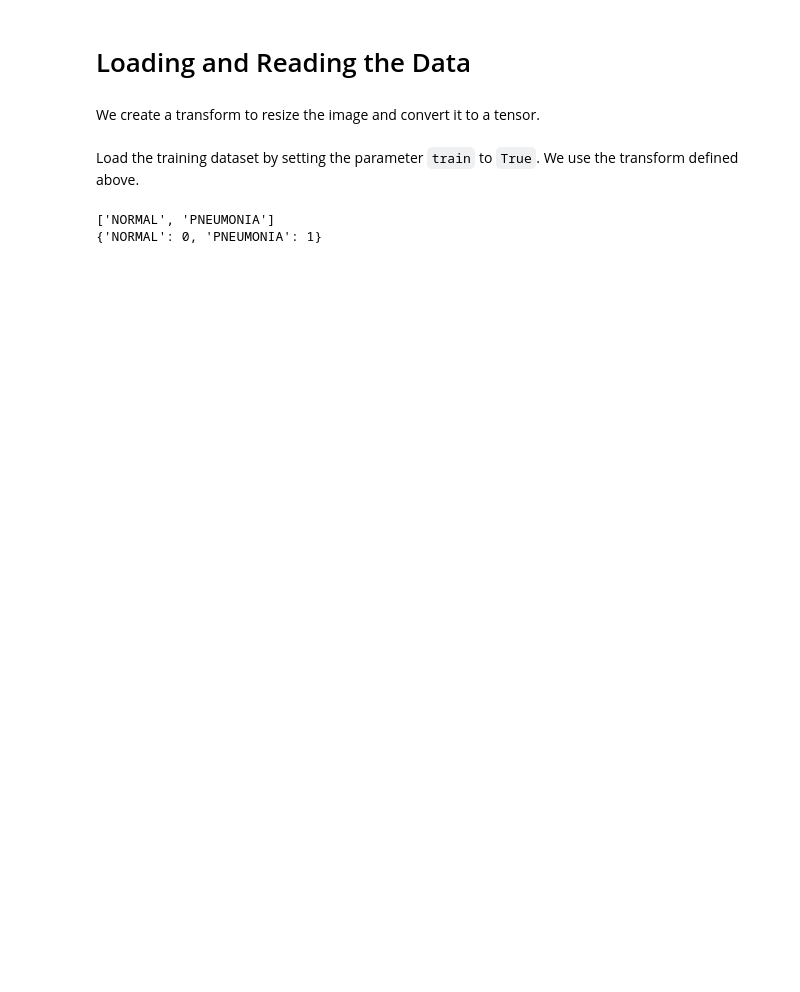
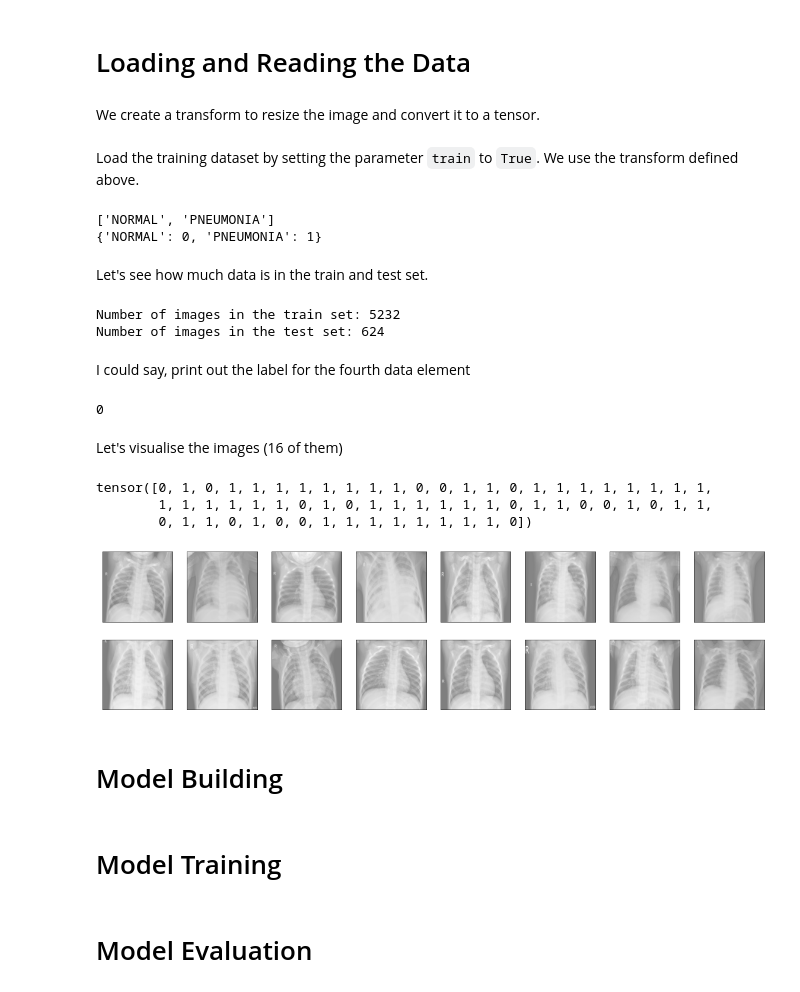
Before and after one commit to Brighton94/pneumonia-detection-with-deeplearning, a Jupyter notebook: pneumonia-detection-with-pytorch.ipynb, the cells around one changed output. Cells and saved outputs as stored; diff of their text form; code cells hidden in the pictures; blank space fills up the shorter version.

Commit message:
Image visualization and model building

```diff
--- a/pneumonia-detection-with-pytorch.ipynb
+++ b/pneumonia-detection-with-pytorch.ipynb
@@ -109,15 +109,26 @@ def show_data(data_sample):
 # %% [markdown]
 We create a transform to resize the image and convert it to a tensor.
 # %%
-IMAGE_SIZE = 16
+train_composed = transforms.Compose([transforms.RandomRotation(30),
+                                       transforms.RandomResizedCrop(224),
+                                       transforms.RandomHorizontalFlip(),
+                                       transforms.ToTensor(),
+                                      transforms.Normalize([0.485, 0.456, 0.406],
+                                                           [0.229, 0.224, 0.225])])
 
-# First the image is resized then converted to a tensor
-composed = transforms.Compose([transforms.Resize((IMAGE_SIZE, IMAGE_SIZE)), transforms.ToTensor()])
+test_composed = transforms.Compose([transforms.Resize(256),
+                                      transforms.CenterCrop(224),
+                                      transforms.ToTensor(),
+                                      transforms.Normalize([0.485, 0.456, 0.406],
+                                                           [0.229, 0.224, 0.225])])
 # %% [markdown]
 Load the training dataset by setting the parameter `train` to `True`. We use the transform defined above.
 # %%
-trainset = dsets.ImageFolder(os.path.join('chest_xray', 'train'),transform = composed)
-testset = dsets.ImageFolder(os.path.join('chest_xray', 'test'),transform = composed)
+trainset = dsets.ImageFolder(os.path.join('chest_xray', 'train'),transform = train_composed)
+testset = dsets.ImageFolder(os.path.join('chest_xray', 'test'),transform = test_composed)
+# %%
+trainloader = torch.utils.data.DataLoader(trainset, batch_size=64, shuffle=True)
+testloader = torch.utils.data.DataLoader(testset, batch_size=64)
 # %%
 class_names = trainset.classes
 print(class_names)
@@ -125,3 +136,41 @@ print(trainset.class_to_idx)
 # %% [output]
 ['NORMAL', 'PNEUMONIA']
 {'NORMAL': 0, 'PNEUMONIA': 1}
+# %% [markdown]
+Let's see how much data is in the train and test set.
+# %%
+print('Number of images in the train set:',len(trainset))
+print('Number of images in the test set:',len(testset))
+# %% [output]
+Number of images in the train set: 5232
+Number of images in the test set: 624
+# %% [markdown]
+I could say, print out the label for the fourth data element
+# %%
+trainset[3][1]
+# %% [output]
+0
+# %% [markdown]
+Let's visualise the images (16 of them)
+# %%
+def imshow(img):
+    img = img / 2 + 0.5
+    plt.imshow(np.transpose(img, (1,2,0)));
+
+dataiter = iter(trainloader)
+images, labels = dataiter.next()
+images = images.numpy()
+
+fig = plt.figure(figsize=(20,5))
+
+for idx in np.arange(16):
+    ax = fig.add_subplot(2, 16/2, idx+1, xticks=[], yticks=[]);
+    imshow(images[idx]);
+print(labels)
+# %% [output]
+tensor([0, 1, 0, 1, 1, 1, 1, 1, 1, 1, 1, 0, 0, 1, 1, 0, 1, 1, 1, 1, 1, 1, 1, 1,
+        1, 1, 1, 1, 1, 1, 0, 1, 0, 1, 1, 1, 1, 1, 1, 0, 1, 1, 0, 0, 1, 0, 1, 1,
+        0, 1, 1, 0, 1, 0, 0, 1, 1, 1, 1, 1, 1, 1, 1, 0])
+[figure, added]
+# %% [markdown]
+# Model Building
@@ -127,0 +222,4 @@ print(trainset.class_to_idx)
+# %% [markdown]
+# Model Training
+# %% [markdown]
+# Model Evaluation
```
Also changed, not shown: parts of 8 cells of this notebook.
